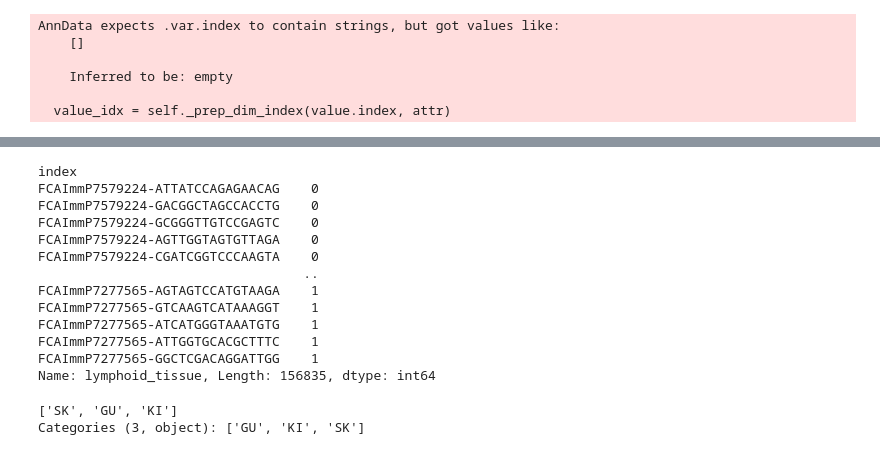
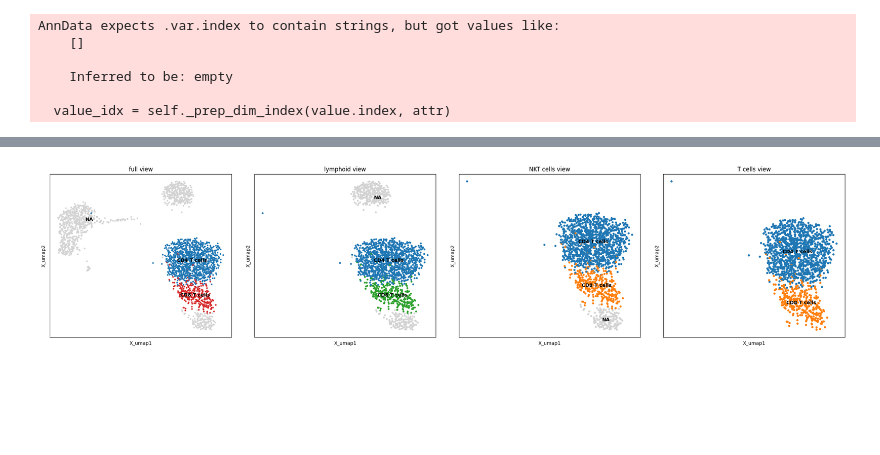
Before and after one commit to scverse-bot/multi-view-atlas, a Jupyter notebook: test_query_mapping.ipynb, the cells around one changed output, grey strips where cells are left out. Saved outputs shown, nothing was run; the diff lists cells and outputs as text; code cells hidden in the pictures; blank space fills up the shorter version.

```diff
--- a/test_query_mapping.ipynb
+++ b/test_query_mapping.ipynb
@@ -773,16 +319,0 @@ next_view = 'lymphoid_tissue'
-# %%
-view_assign[next_view]
-# %% [output]
-index
-FCAImmP7579224-ATTATCCAGAGAACAG    0
-FCAImmP7579224-GACGGCTAGCCACCTG    0
-FCAImmP7579224-GCGGGTTGTCCGAGTC    0
-FCAImmP7579224-AGTTGGTAGTGTTAGA    0
-FCAImmP7579224-CGATCGGTCCCAAGTA    0
-                                  ..
-FCAImmP7277565-AGTAGTCCATGTAAGA    1
-FCAImmP7277565-GTCAAGTCATAAAGGT    1
-FCAImmP7277565-ATCATGGGTAAATGTG    1
-FCAImmP7277565-ATTGGTGCACGCTTTC    1
-FCAImmP7277565-GGCTCGACAGGATTGG    1
-Name: lymphoid_tissue, Length: 156835, dtype: int64
@@ -793,9 +320,5 @@ if isinstance(transition_rule, str):
-# %%
-# def obs_transition_rule_to_assign_dict(adata_full, transition_rule):
-assign_dict = {}
-for
-
-# adata_full.obs[transition_rule].unique()
-# %% [output]
-['SK', 'GU', 'KI']
-Categories (3, object): ['GU', 'KI', 'SK']
+# %%
+from multi_view_atlas.pl import multiview_embedding
+multiview_embedding(mva_mapped.mdata, view='T cells', color='louvain')
+# %% [output]
+[figure, added]
```
Also changed, not shown: parts of 29 cells of this notebook, 1 other file.
